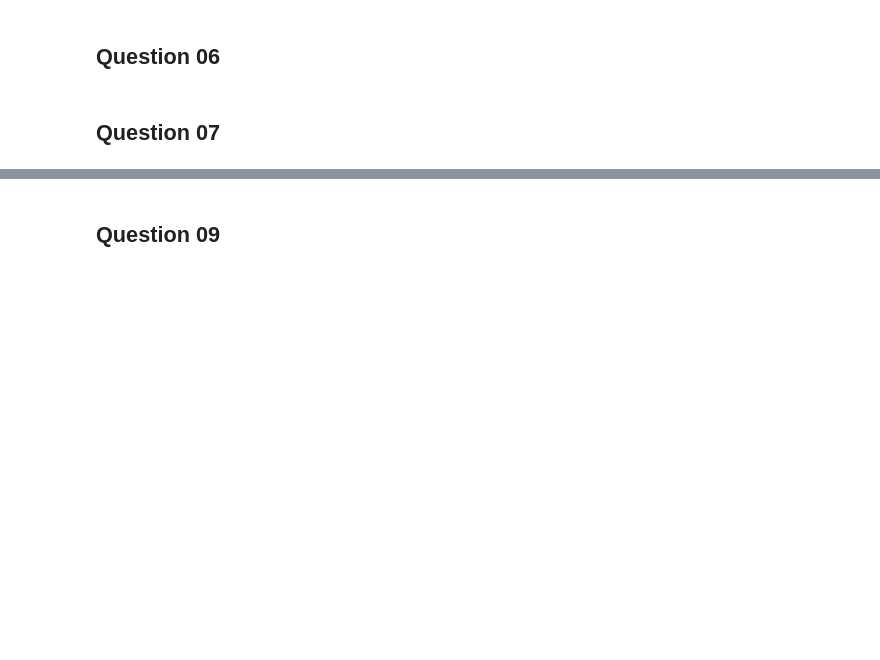
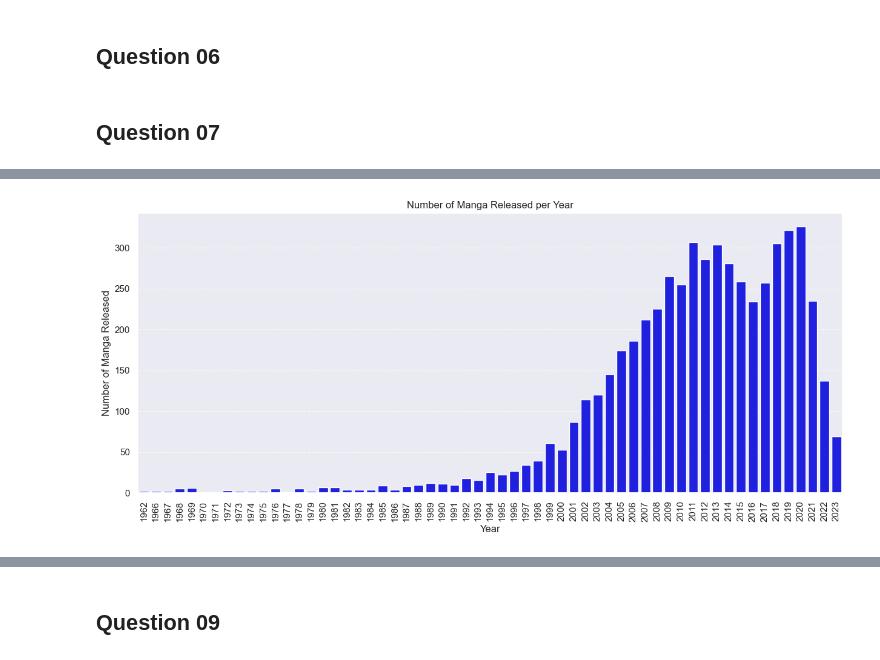
Before and after one commit to duongtruongbinh/IntroDS_FinalProject, a Jupyter notebook: src/Asking_Questions_and_Analyzing.ipynb, the cells around one changed output, grey strips where cells are left out. Saved outputs shown, nothing was run; the diff lists cells and outputs as text; code cells hidden in the pictures; blank space fills up the shorter version.

Commit message:
Ask question and test modelling data

```diff
--- a/src/Asking_Questions_and_Analyzing.ipynb
+++ b/src/Asking_Questions_and_Analyzing.ipynb
@@ -125,0 +132,9 @@ Visualize the top authors and their average scores using a bar chart.
+# %%
+manga_df['Release date'] = pd.to_datetime(manga_df['Release date'], errors='coerce')
+# group by year and count the number of manga released in each year
+manga_df['Year'] = manga_df['Release date'].dt.year.astype('Int64')
+manga_df['Month'] = manga_df['Release date'].dt.month.astype('Int64')
+manga_df['Decade'] = manga_df['Year'] // 10 * 10
+seasons = ['Spring', 'Summer', 'Fall', 'Winter']
+manga_df['Season'] = pd.cut(manga_df['Month'], [0, 3, 6, 9, 12], labels=seasons, include_lowest=True)
+manga_df[['Release date', 'Year', 'Month', 'Season', 'Decade']].head()
@@ -125,0 +148,17 @@ Visualize the top authors and their average scores using a bar chart.
+# %%
+
+manga_per_year = manga_df.groupby('Year').size().reset_index(name='Count')
+
+# Plotting
+sns.set(style="darkgrid")
+plt.figure(figsize=(15, 6))
+sns.barplot(x='Year', y='Count', data=manga_per_year, color='blue')
+plt.title('Number of Manga Released per Year')
+plt.xlabel('Year')
+plt.ylabel('Number of Manga Released')
+plt.grid(axis='y', linestyle='--', alpha=0.7)
+plt.xticks(rotation=90)
+
+plt.show()
+# %% [output]
+[figure, added]
```
Also changed, not shown: parts of 7 cells of this notebook, 1 other file.
